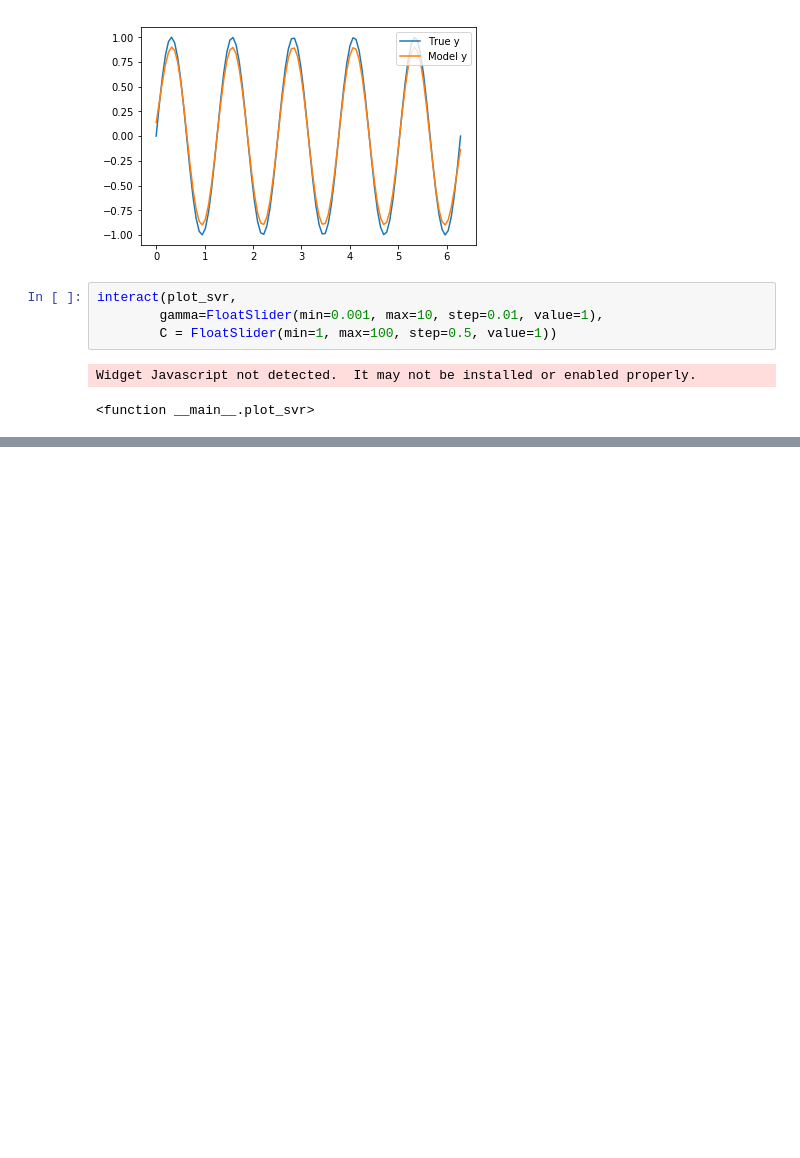
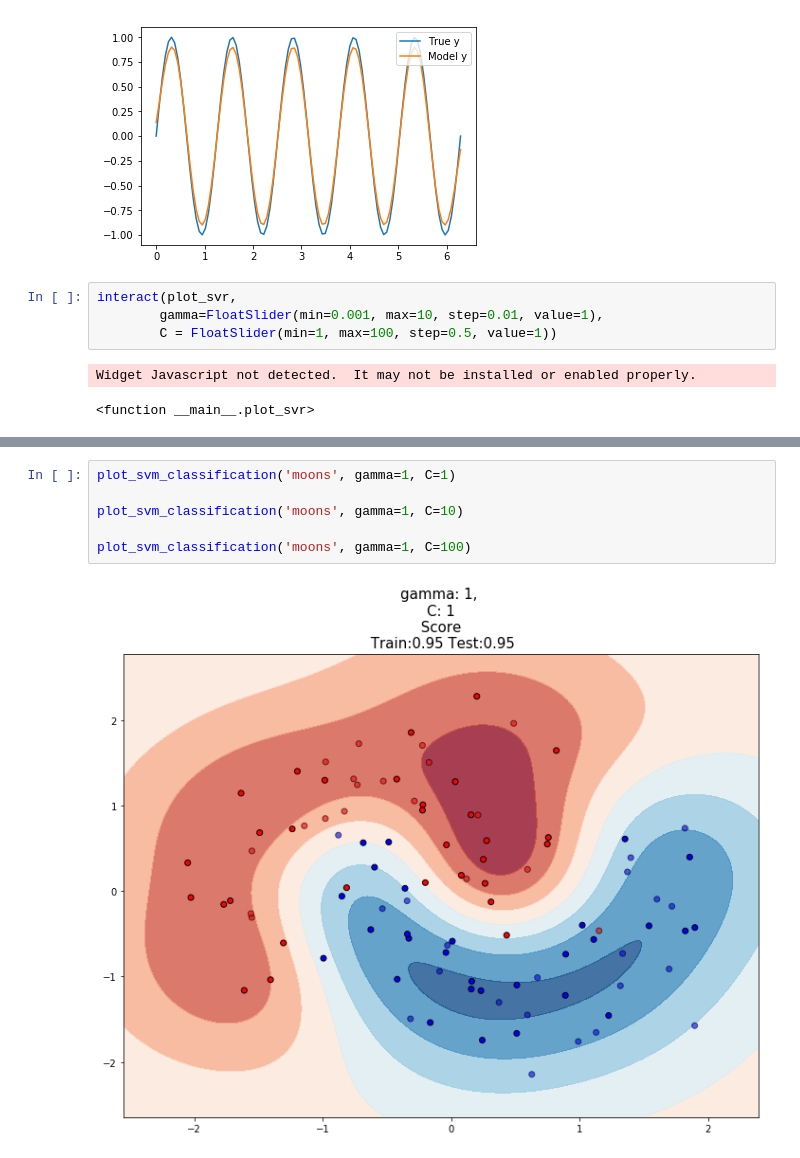
Before and after one commit to lambdaofgod/examples-counterexamples, a Jupyter notebook: Kernel SVMs.ipynb, the cells around one changed output, grey strips where cells are left out. Cells and saved outputs as stored; diff of their text form; blank space fills up the shorter version.

Commit message:
added RBF Kernel SVM nonlinear classification example

```diff
--- a/Kernel SVMs.ipynb
+++ b/Kernel SVMs.ipynb
@@ -52,0 +114,8 @@ Widget Javascript not detected.  It may not be installed or enabled properly.
+# %%
+plot_svm_classification('moons', gamma=1, C=1)
+
+plot_svm_classification('moons', gamma=1, C=10)
+
+plot_svm_classification('moons', gamma=1, C=100)
+# %% [output]
+[figure, added]
```
Also changed, not shown: parts of 6 cells of this notebook, 1 other file.
